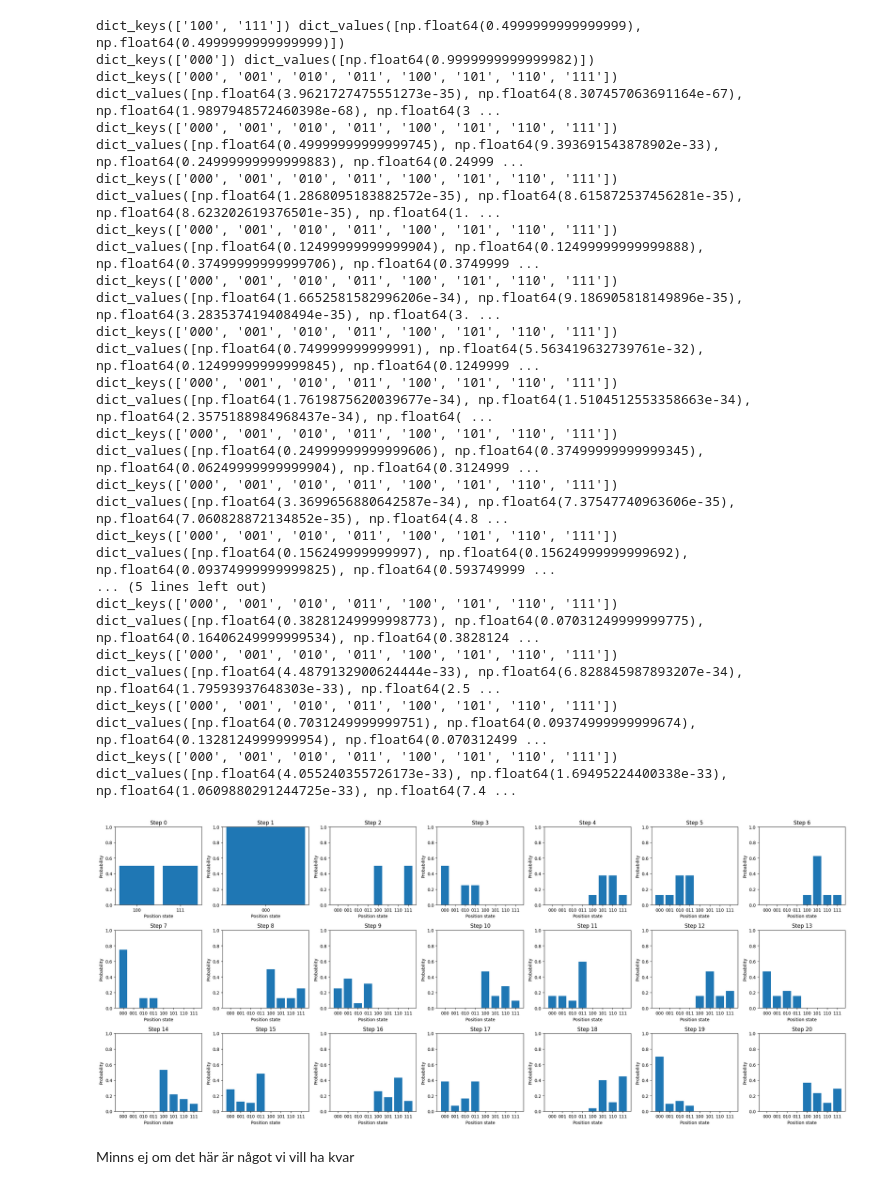
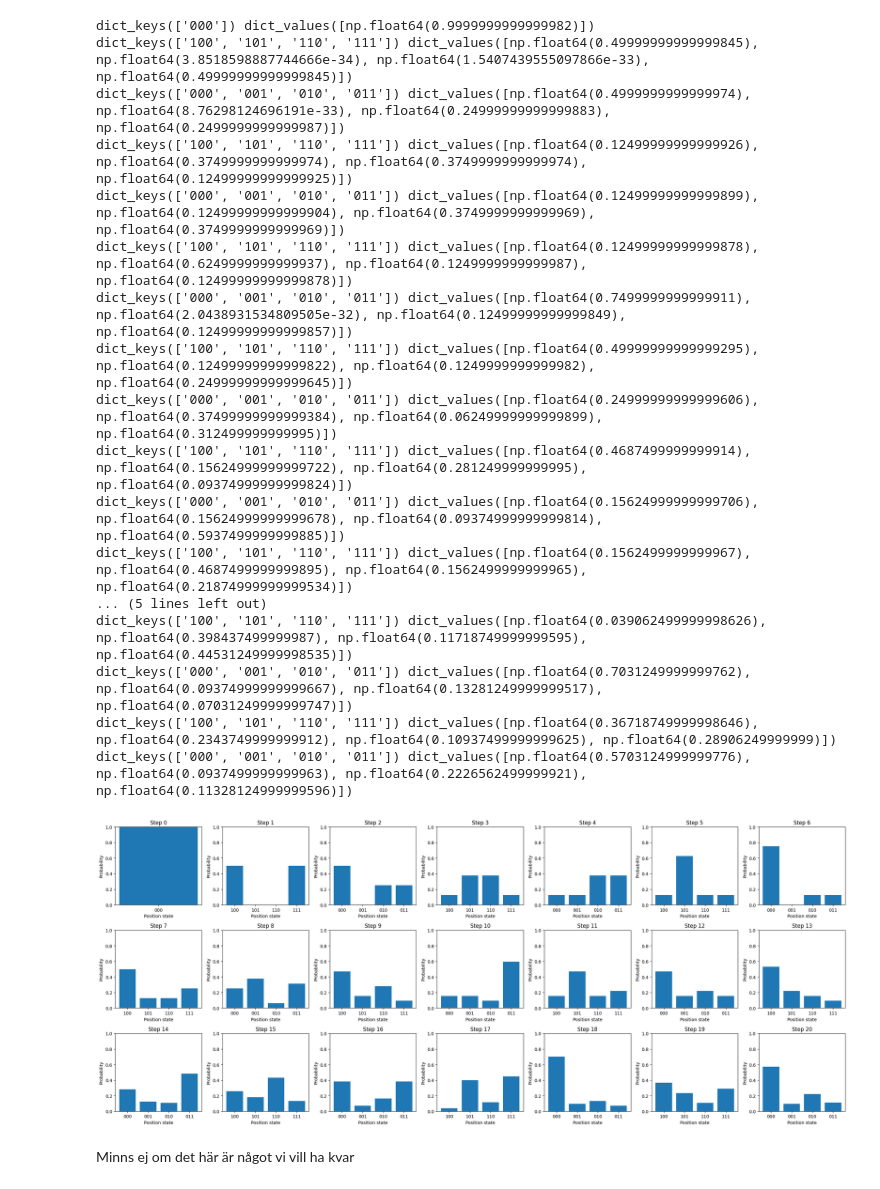
Before and after one commit to Toshihide-Sakao/DA150X-Qauntum-Szegedy-Walk, a Jupyter notebook: qiskit-saker/quantum_szegedy.ipynb, the cells around one changed output. Saved outputs shown, nothing was run; the diff lists cells and outputs as text; code cells hidden in the pictures.

```diff
--- a/qiskit-saker/quantum_szegedy.ipynb
+++ b/qiskit-saker/quantum_szegedy.ipynb
@@ -83,53 +83,53 @@ qc.cx(num_input + 0, num_input + 1)
 # done with initail setup
 # qc.barrier()
 
-states = [Statevector.from_instruction(qc)]
+states = []
 szegedy_step(qc)
 states.append(Statevector.from_instruction(qc))
-for _ in range(steps-1):
+for _ in range(steps):
     qc.h(num_input + 0)
     szegedy_step(qc)
     states.append(Statevector.from_instruction(qc))
 
 
 fig, axs = plt.subplots(3, 7, figsize=(24, 10))
 axs = axs.flatten()
 for i, state in enumerate(states):
     probs = state.probabilities_dict()
     filtered = {}
     for key, val in probs.items():
         pos = key[:num_input]
         filtered[pos] = filtered.get(pos, 0) + val
     print(filtered.keys(), filtered.values())
     axs[i].bar(filtered.keys(), filtered.values())
     axs[i].set_title(f"Step {i}")
     axs[i].set_ylim(0, 1)
     axs[i].set_xlabel("Position state")
     axs[i].set_ylabel("Probability")
 
 plt.tight_layout()
 plt.show()
 
 # qc.draw(output="mpl")
 # %% [output]
-dict_keys(['100', '111']) dict_values([np.float64(0.4999999999999999), np.float64(0.4999999999999999)])
 dict_keys(['000']) dict_values([np.float64(0.9999999999999982)])
-dict_keys(['000', '001', '010', '011', '100', '101', '110', '111']) dict_values([np.float64(3.9621727475551273e-35), np.float64(8.307457063691164e-67), np.float64(1.9897948572460398e-68), np.float64(3 ...
-dict_keys(['000', '001', '010', '011', '100', '101', '110', '111']) dict_values([np.float64(0.49999999999999745), np.float64(9.393691543878902e-33), np.float64(0.24999999999999883), np.float64(0.24999 ...
-dict_keys(['000', '001', '010', '011', '100', '101', '110', '111']) dict_values([np.float64(1.2868095183882572e-35), np.float64(8.615872537456281e-35), np.float64(8.623202619376501e-35), np.float64(1. ...
-dict_keys(['000', '001', '010', '011', '100', '101', '110', '111']) dict_values([np.float64(0.12499999999999904), np.float64(0.12499999999999888), np.float64(0.37499999999999706), np.float64(0.3749999 ...
-dict_keys(['000', '001', '010', '011', '100', '101', '110', '111']) dict_values([np.float64(1.6652581582996206e-34), np.float64(9.186905818149896e-35), np.float64(3.283537419408494e-35), np.float64(3. ...
-dict_keys(['000', '001', '010', '011', '100', '101', '110', '111']) dict_values([np.float64(0.749999999999991), np.float64(5.563419632739761e-32), np.float64(0.12499999999999845), np.float64(0.1249999 ...
-dict_keys(['000', '001', '010', '011', '100', '101', '110', '111']) dict_values([np.float64(1.7619875620039677e-34), np.float64(1.5104512553358663e-34), np.float64(2.3575188984968437e-34), np.float64( ...
-dict_keys(['000', '001', '010', '011', '100', '101', '110', '111']) dict_values([np.float64(0.24999999999999606), np.float64(0.37499999999999345), np.float64(0.06249999999999904), np.float64(0.3124999 ...
-dict_keys(['000', '001', '010', '011', '100', '101', '110', '111']) dict_values([np.float64(3.3699656880642587e-34), np.float64(7.37547740963606e-35), np.float64(7.060828872134852e-35), np.float64(4.8 ...
-dict_keys(['000', '001', '010', '011', '100', '101', '110', '111']) dict_values([np.float64(0.156249999999997), np.float64(0.15624999999999692), np.float64(0.09374999999999825), np.float64(0.593749999 ...
+dict_keys(['100', '101', '110', '111']) dict_values([np.float64(0.49999999999999845), np.float64(3.8518598887744666e-34), np.float64(1.5407439555097866e-33), np.float64(0.49999999999999845)])
+dict_keys(['000', '001', '010', '011']) dict_values([np.float64(0.4999999999999974), np.float64(8.76298124696191e-33), np.float64(0.24999999999999883), np.float64(0.2499999999999987)])
+dict_keys(['100', '101', '110', '111']) dict_values([np.float64(0.12499999999999926), np.float64(0.3749999999999974), np.float64(0.3749999999999974), np.float64(0.12499999999999925)])
+dict_keys(['000', '001', '010', '011']) dict_values([np.float64(0.12499999999999899), np.float64(0.12499999999999904), np.float64(0.3749999999999969), np.float64(0.3749999999999969)])
+dict_keys(['100', '101', '110', '111']) dict_values([np.float64(0.12499999999999878), np.float64(0.6249999999999937), np.float64(0.1249999999999987), np.float64(0.12499999999999878)])
+dict_keys(['000', '001', '010', '011']) dict_values([np.float64(0.7499999999999911), np.float64(2.0438931534809505e-32), np.float64(0.12499999999999849), np.float64(0.12499999999999857)])
+dict_keys(['100', '101', '110', '111']) dict_values([np.float64(0.49999999999999295), np.float64(0.12499999999999822), np.float64(0.1249999999999982), np.float64(0.24999999999999645)])
+dict_keys(['000', '001', '010', '011']) dict_values([np.float64(0.24999999999999606), np.float64(0.37499999999999384), np.float64(0.06249999999999899), np.float64(0.312499999999995)])
+dict_keys(['100', '101', '110', '111']) dict_values([np.float64(0.4687499999999914), np.float64(0.15624999999999722), np.float64(0.281249999999995), np.float64(0.09374999999999824)])
+dict_keys(['000', '001', '010', '011']) dict_values([np.float64(0.15624999999999706), np.float64(0.15624999999999678), np.float64(0.09374999999999814), np.float64(0.5937499999999885)])
+dict_keys(['100', '101', '110', '111']) dict_values([np.float64(0.1562499999999967), np.float64(0.4687499999999895), np.float64(0.1562499999999965), np.float64(0.21874999999999534)])
 ... (5 lines left out)
-dict_keys(['000', '001', '010', '011', '100', '101', '110', '111']) dict_values([np.float64(0.38281249999998773), np.float64(0.07031249999999775), np.float64(0.16406249999999534), np.float64(0.3828124 ...
-dict_keys(['000', '001', '010', '011', '100', '101', '110', '111']) dict_values([np.float64(4.4879132900624444e-33), np.float64(6.828845987893207e-34), np.float64(1.79593937648303e-33), np.float64(2.5 ...
-dict_keys(['000', '001', '010', '011', '100', '101', '110', '111']) dict_values([np.float64(0.7031249999999751), np.float64(0.09374999999999674), np.float64(0.1328124999999954), np.float64(0.070312499 ...
-dict_keys(['000', '001', '010', '011', '100', '101', '110', '111']) dict_values([np.float64(4.055240355726173e-33), np.float64(1.69495224400338e-33), np.float64(1.0609880291244725e-33), np.float64(7.4 ...
+dict_keys(['100', '101', '110', '111']) dict_values([np.float64(0.039062499999998626), np.float64(0.398437499999987), np.float64(0.11718749999999595), np.float64(0.44531249999998535)])
+dict_keys(['000', '001', '010', '011']) dict_values([np.float64(0.7031249999999762), np.float64(0.09374999999999667), np.float64(0.13281249999999517), np.float64(0.07031249999999747)])
+dict_keys(['100', '101', '110', '111']) dict_values([np.float64(0.36718749999998646), np.float64(0.2343749999999912), np.float64(0.10937499999999625), np.float64(0.28906249999999)])
+dict_keys(['000', '001', '010', '011']) dict_values([np.float64(0.5703124999999776), np.float64(0.0937499999999963), np.float64(0.2226562499999921), np.float64(0.11328124999999596)])
-[figure, old version]
+[figure, new version]
 # %% [markdown]
 Minns ej om det här är något vi vill ha kvar
 # %%
```
Also changed, not shown: parts of 1 cell of this notebook, 1 other file.
